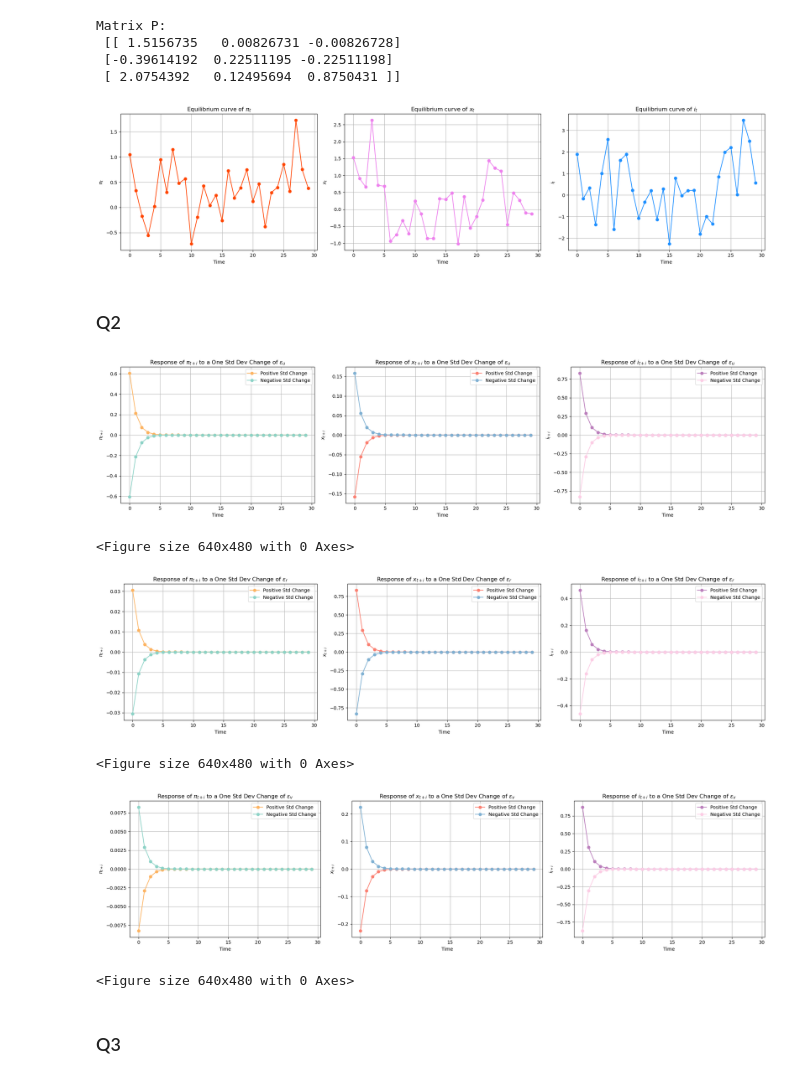
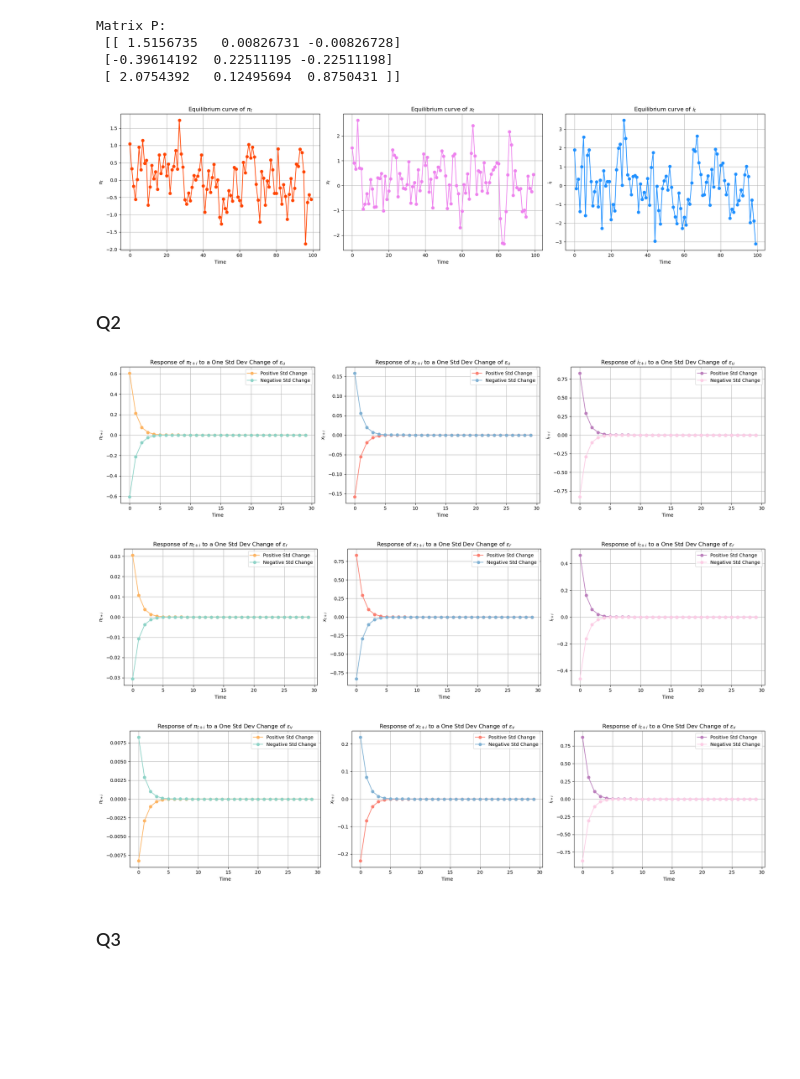
Before and after one commit to yifandill/Monetary_Policy_Model, a Jupyter notebook: src/Linear_Dynamics.ipynb, the cells around one changed output. Cells and saved outputs as stored; diff of their text form; code cells hidden in the pictures; blank space fills up the shorter version.

Commit message:
update linear results

```diff
--- a/src/Linear_Dynamics.ipynb
+++ b/src/Linear_Dynamics.ipynb
@@ -56,25 +56,26 @@ Matrix P:
  [-0.39614192  0.22511195 -0.22511198]
  [ 2.0754392   0.12495694  0.8750431 ]]
 # %%
-T = 30      # simulate period
+T = 100      # simulate period
 init_shocks = jnp.zeros(3, dtype=jnp.float32)       # set initial shocks to zero
 series = get_simulated_series(model, P, T, init_shocks)     # Simulate path over time
 
 fig, axes = plt.subplots(1, 3, figsize=(20, 5))     # Plot path
 labels = [r'$\pi_{t}$', r'$x_{t}$', r'$i_{t}$']
 colors = ['orangered', 'violet', 'dodgerblue']
 
 for i in range(3):
     axes[i].plot(range(len(series)), series[:, i], marker='o', linestyle='-', color=colors[i])
     axes[i].set_title(f'Equilibrium curve of {labels[i]}')
     axes[i].set_xlabel('Time')
     axes[i].set_ylabel(labels[i])
     axes[i].grid()
 
 plt.tight_layout()
+plt.savefig(os.path.join(result_dir, f'permanent.png'), dpi=300)
 plt.show()
 # %% [output]
-[figure, old version]
+[figure, new version]
 # %% [markdown]
 ### Q2
 # %%
@@ -153,11 +154,8 @@ for index in indexs:
     plt.show()
 # %% [output]
 [figure]
-<Figure size 640x480 with 0 Axes>
 [figure]
-<Figure size 640x480 with 0 Axes>
 [figure]
-<Figure size 640x480 with 0 Axes>
 # %% [markdown]
 ### Q3
 # %% [markdown]
```
Also changed, not shown: parts of 4 cells of this notebook, 13 other files.
